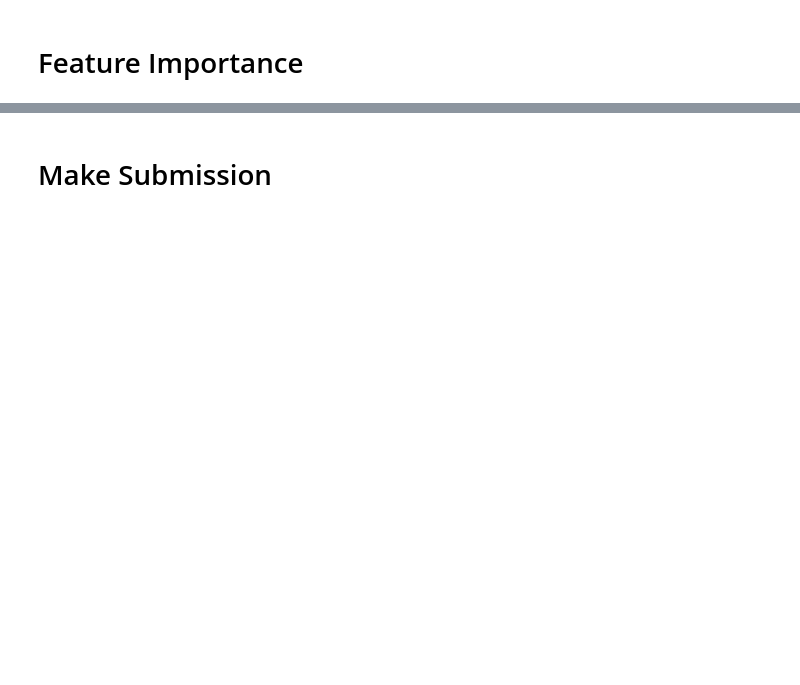
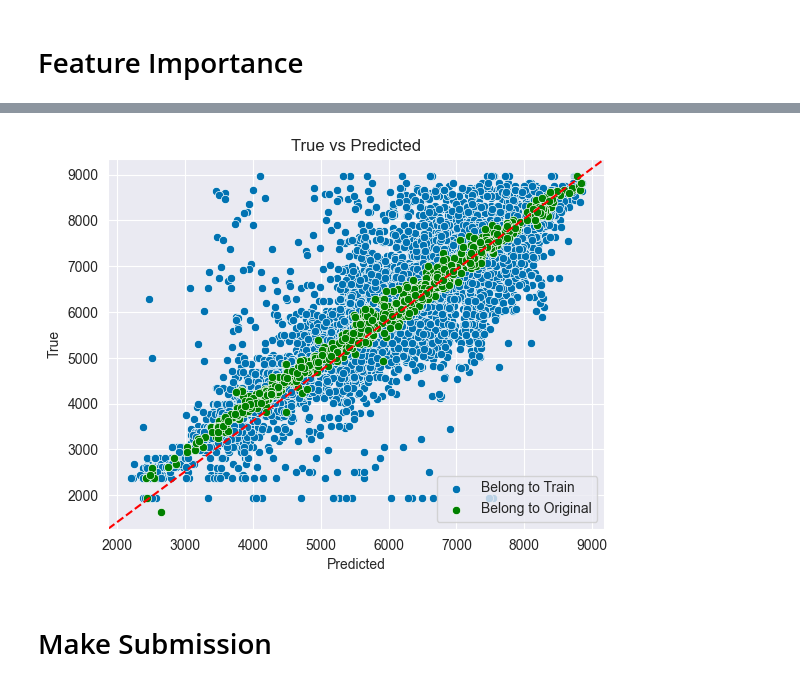
Before and after one commit to mnokno/WildBlueberryYieldPrediction, a Jupyter notebook: WildBlueberryYieldPrediction/src/WildBlueberryYieldPrediction.ipynb, the cells around one changed output, grey strips where cells are left out. Cells and saved outputs as stored; diff of their text form; code cells hidden in the pictures; blank space fills up the shorter version.

```diff
--- a/WildBlueberryYieldPrediction/src/WildBlueberryYieldPrediction.ipynb
+++ b/WildBlueberryYieldPrediction/src/WildBlueberryYieldPrediction.ipynb
@@ -861,7 +1016,10 @@ def graph_pred_vs_true(pipelines, eval_sets_idx, use_postprocessing_trick=False)
     plt.legend()
 # %%
 # Show pred vs true
+sns.set_palette('colorblind')
 graph_pred_vs_true(train_results['LightGBM_pipelines'], train_results['LightGBM_eval_sets'])
+# %% [output]
+[figure, added]
 # %% [markdown]
 # Make Submission
 # %%
```
Also changed, not shown: parts of 22 cells of this notebook, 1 other file.
